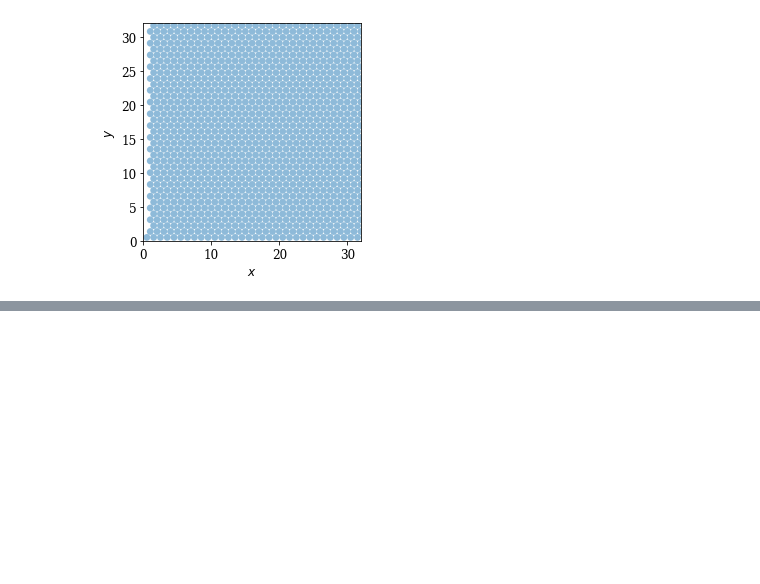
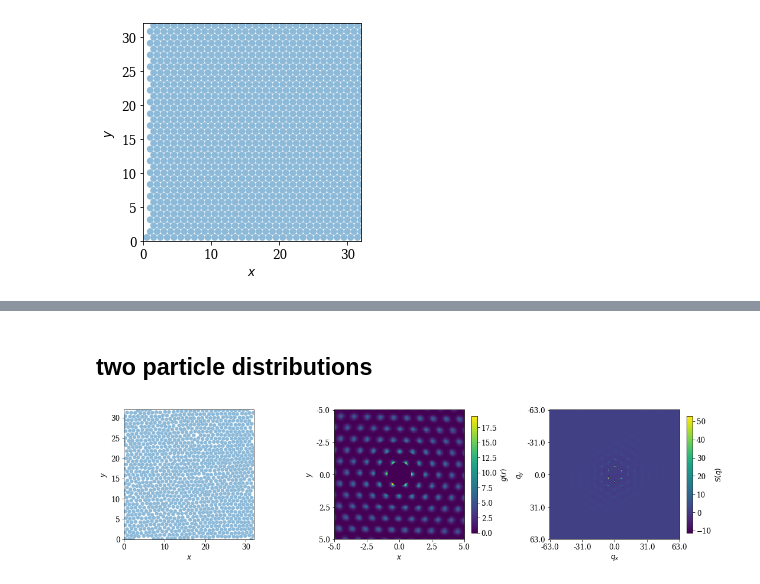
Before and after one commit to znicolaou/manybody, a Jupyter notebook: plot.ipynb, the cells around one changed output, grey strips where cells are left out. Cells and saved outputs as stored; diff of their text form; code cells hidden in the pictures; blank space fills up the shorter version.

```diff
--- a/plot.ipynb
+++ b/plot.ipynb
@@ -137,7 +117,8 @@ ffmpeg version 4.2.4-1ubuntu0.1 Copyright (c) 2000-2020 the FFmpeg developers
 # %%
 N=1166
 R=0.5
-V=0.1
+V=1.0
+L=32
 xs=[]
 ys=[]
 x=R
@@ -150,14 +131,16 @@ for i in range(N):
         y=y+3**0.5*R
         x=np.mod(x+R,L)
 
-ic=np.concatenate(np.array([xs,ys,V*(np.random.random(N)-0.5),V*(np.random.random(N)-0.5)]).T)
-circles = [plt.Circle((x,y), radius=R) for (x,y) in zip(ic[0::4],ic[1::4])]
+circles = [plt.Circle((x,y), radius=R) for (x,y) in zip(xs,ys)]
 plt.gca().add_collection(collections.PatchCollection(circles,alpha=0.5))
 plt.xlim(0,L)
 plt.ylim(0,L)
 plt.xlabel('$x$')
 plt.ylabel('$y$')
 plt.gca().set_aspect(1)
-ic.tofile('data/latticeic.dat')
+
+for i in range(100):
+    ic=np.concatenate(np.array([xs,ys,V*(np.random.random(N)-0.5),V*(np.random.random(N)-0.5)]).T)
+    ic.tofile('data/sweep2/'+str(i)+'ic.dat')
 # %% [output]
 [figure]
@@ -419,0 +293,69 @@ ffmpeg version 4.2.4-1ubuntu0.1 Copyright (c) 2000-2020 the FFmpeg developers
+# %% [markdown]
+## two particle distributions
+# %%
+filebase='data/structure/9'
+file=open(filebase+'out.dat')
+N,dim,t1,t2,t3,dt,L,R0,R,V,H=file.readline().split()
+N=int(N)
+dim=int(dim)
+L=float(L)
+R0=float(R0)
+R=float(R)
+t1=float(t1)
+t2=float(t2)
+t3=float(t3)
+dt=float(dt)
+file.close()
+order=np.fromfile(filebase+'orders.dat',dtype=np.int32)
+fs=np.fromfile(filebase+'fs.dat')
+dmax=5 #add to output
+bins=int(len(order)**0.5)
+order=order.reshape((bins,bins))*L*L/(N*N)/(2*dmax/bins*2*dmax/bins)/((t1-t3)/dt)
+
+fig,axs=plt.subplots(1,3,figsize=(15,4))
+plt.subplot(1,3,1)
+t=t1
+Rt=R
+if t<t2:
+    Rt=R0+t/t2*(R-R0)
+circles = [plt.Circle((x,y), radius=Rt) for (x,y) in zip(fs[0::4],fs[1::4])]
+plt.gca().add_collection(collections.PatchCollection(circles,alpha=0.5))
+plt.xlim(0,L)
+plt.ylim(0,L)
+plt.xlabel('$x$')
+plt.ylabel('$y$')
+plt.gca().set_aspect(1)
+
+ax=plt.subplot(1,3,2)
+xs=-dmax+2*dmax*np.arange(bins)/bins
+ys=-dmax+2*dmax*np.arange(bins)/bins
+zs=order
+labs=(-0.5+np.arange(5)/4)*dmax*2
+tics=(np.arange(5)/4)*bins
+pcm=ax.matshow(zs)
+plt.xticks(tics,labs)
+plt.yticks(tics,labs)
+plt.xlabel('$x$')
+plt.ylabel('$y$')
+ax.xaxis.tick_bottom()
+fig.colorbar(pcm,fraction=0.04,label='$g(r)$',ax=ax)
+
+ax=plt.subplot(1,3,3)
+qxs=2*np.pi*bins/(2*dmax)*(-0.5+np.arange(bins)/bins)
+qys=2*np.pi*bins/(2*dmax)*(-0.5+np.arange(bins)/bins)
+qzs=np.roll(np.roll(1+N/(L*L)*(2*dmax/bins)**2*np.real(np.fft.fft2(np.roll(np.roll(order-1,int(bins/2),axis=0),int(bins/2),axis=1))),int(bins/2),axis=0),int(bins/2),axis=1)
+labs=np.round((-0.5+np.arange(5)/4)*2*np.pi*bins/(2*dmax))
+tics=(np.arange(5)/4)*bins
+pcm=ax.matshow(qzs)
+plt.xticks(tics,labs)
+plt.yticks(tics,labs)
+plt.xlabel('$q_x$')
+plt.ylabel('$q_y$')
+ax.xaxis.tick_bottom()
+plt.colorbar(pcm,fraction=0.04,label='$S(q)$',ax=ax)
+
+plt.tight_layout()
+plt.savefig(filebase+'structure.pdf')
+plt.show()
+# %% [output]
+[figure, added]
```
Also changed, not shown: parts of 12 cells of this notebook, 34 other files.
